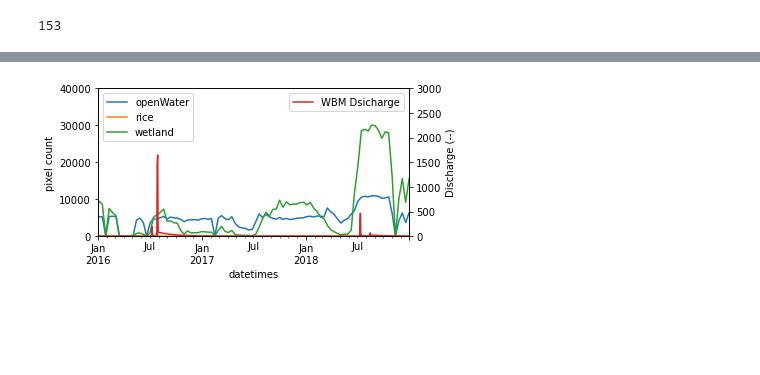
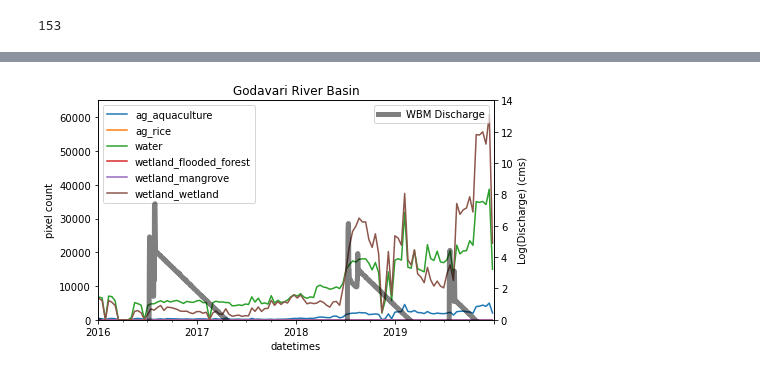
Before and after one commit to porefluid/inundation, a Jupyter notebook: code/00_generate_data.ipynb, the cells around one changed output, grey strips where cells are left out. Drawn from its saved outputs; the diff is of its cells as text; code cells hidden in the pictures; blank space fills up the shorter version.

Commit message:
completed godavari basin

```diff
--- a/code/00_generate_data.ipynb
+++ b/code/00_generate_data.ipynb
@@ -340,18 +342,19 @@ wbm.set_index('datetimes', inplace=True)
 # %%
 #Plot inundated area and discharge over time
 
-fig, ax = plt.subplots(figsize=(6, 3))
-test_time_series.resample('12D').sum().plot(ax = ax)
+fig, ax = plt.subplots(figsize=(7, 4))
+
+ax2 = np.log(wbm['properties.Discharge']).plot(ax=ax, secondary_y=True, color='black', alpha= 0.5, linewidth=5)
+frame.resample('12D').sum().plot(ax = ax)
 ax.set_ylabel('pixel count')
-
-ax2 = wbm['properties.Discharge'].plot(ax=ax, secondary_y=True)
-ax2.set_ylabel('Discharge (--)')
-ax2.legend(['WBM Dsicharge'])
-ax2.set_ylim(0, 3000)
-ax.set_ylim(0, 40000)
+ax2.set_ylabel('Log(Discharge) (cms)')
+ax2.legend(['WBM Discharge'])
+ax2.set_ylim(0, 14)
+ax.set_ylim(0, 65000)
+plt.title('Godavari River Basin')
 
 plt.tight_layout()
 
-plt.savefig('example_time_series_chart.png', dpi=300, facecolor='white')
+plt.savefig('godavari_S1_comparison.png', dpi=300, facecolor='white')
 # %% [output]
-[figure, old version]
+[figure, new version]
```
Also changed, not shown: parts of 4 cells of this notebook, 1 other file.
